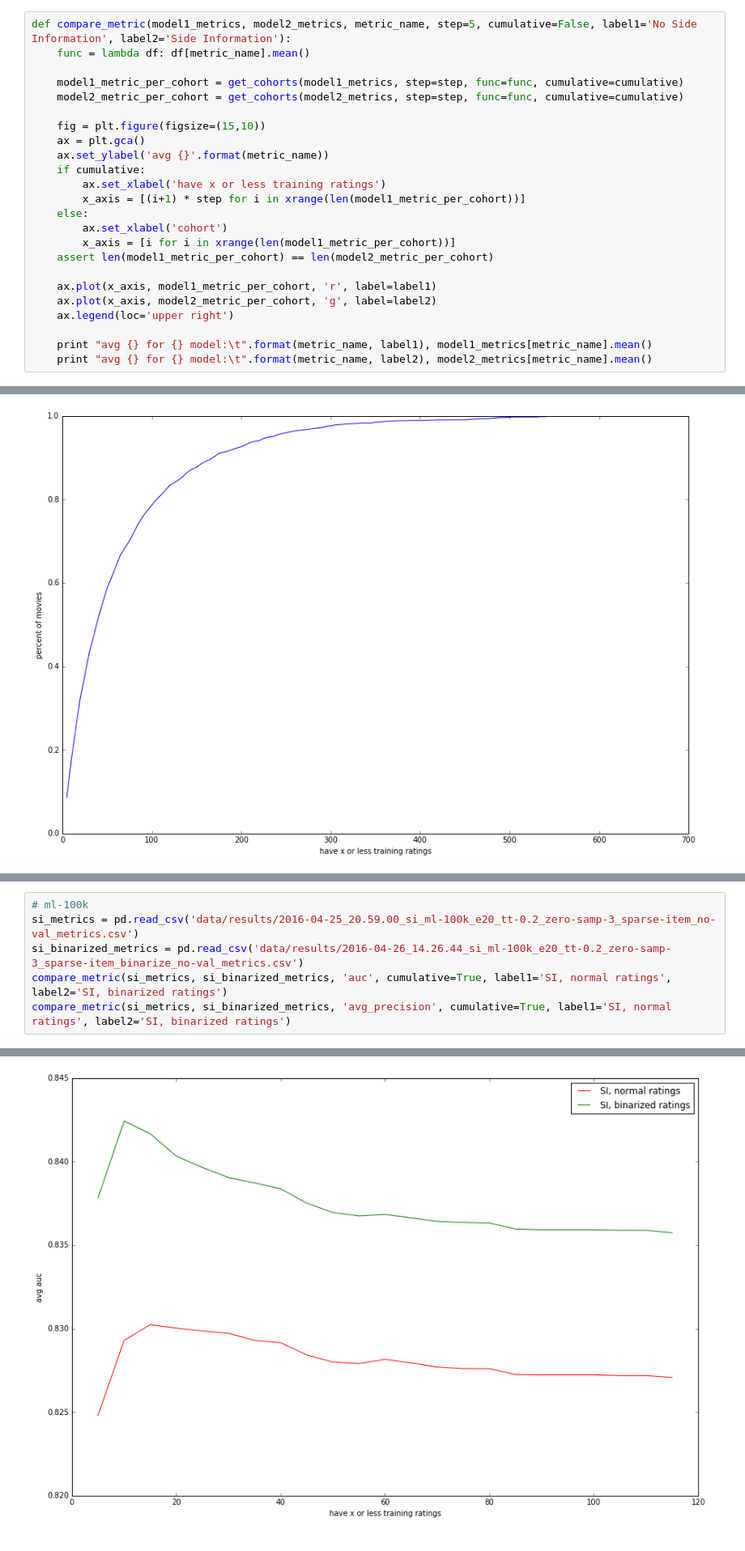
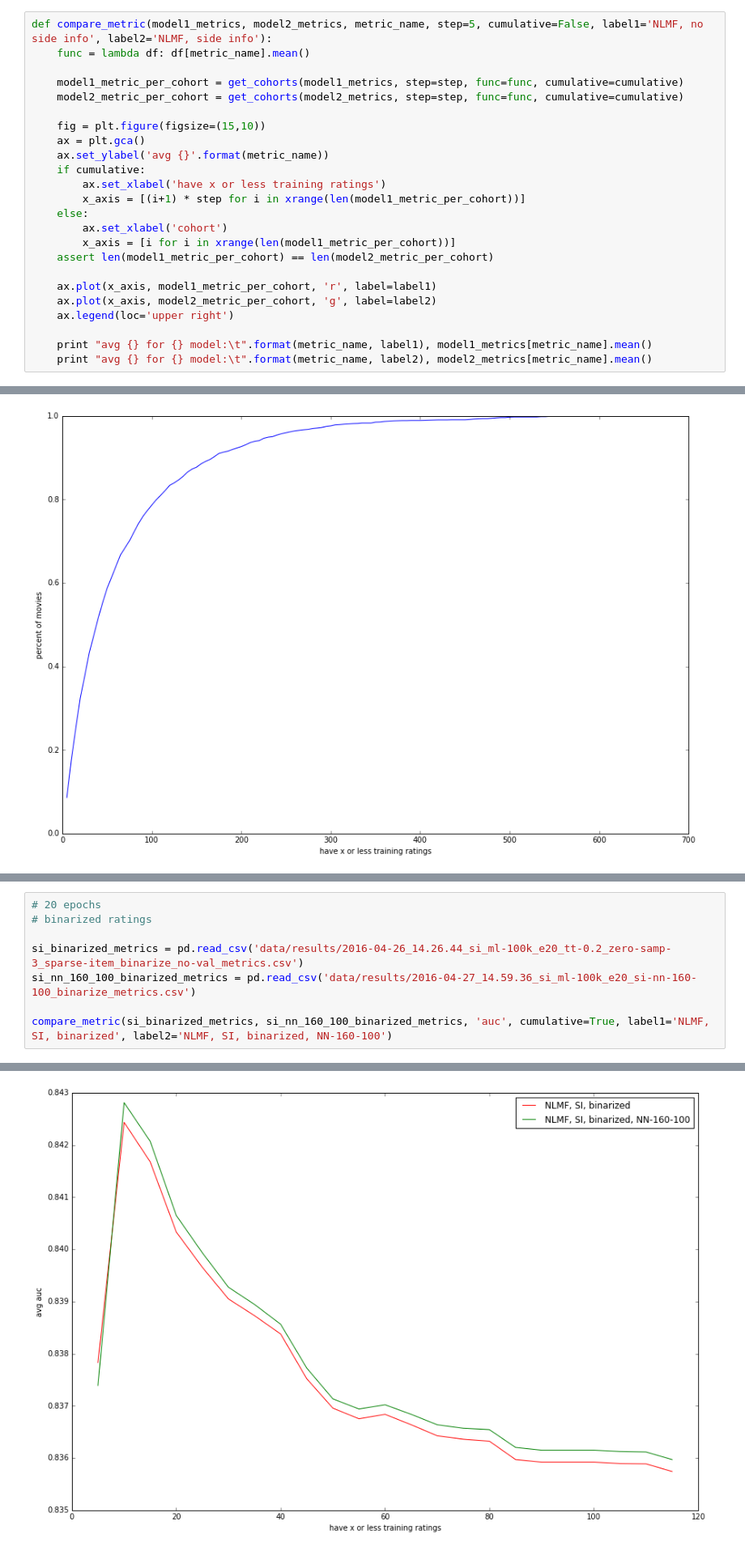
Before and after one commit to marcuniq/bsc-thesis, a Jupyter notebook: show_metrics.ipynb, the cells around one changed output, grey strips where cells are left out. Shown at 81% size. Saved outputs shown, nothing was run; the diff lists cells and outputs as text.

Commit message:
update show_metrics

```diff
--- a/show_metrics.ipynb
+++ b/show_metrics.ipynb
@@ -98,7 +99,7 @@ def plot_movie_cohort_distribution(df_train, step=5):
     x_axis = [(i+1) * step for i in xrange(len(cumulative_movies))]
     ax.plot(x_axis,cumulative_movies, 'b')
 # %%
-def compare_metric(model1_metrics, model2_metrics, metric_name, step=5, cumulative=False, label1='No Side Information', label2='Side Information'):
+def compare_metric(model1_metrics, model2_metrics, metric_name, step=5, cumulative=False, label1='NLMF, no side info', label2='NLMF, side info'):
     func = lambda df: df[metric_name].mean()
 
     model1_metric_per_cohort = get_cohorts(model1_metrics, step=step, func=func, cumulative=cumulative)
@@ -211,7 +276,9 @@ avg avg_precision for No SI, binarized ratings model:   0.211548922502
 # %%
-# ml-100k
-si_metrics = pd.read_csv('data/results/2016-04-25_20.59.00_si_ml-100k_e20_tt-0.2_zero-samp-3_sparse-item_no-val_metrics.csv')
+# 20 epochs
+# binarized ratings
+
 si_binarized_metrics = pd.read_csv('data/results/2016-04-26_14.26.44_si_ml-100k_e20_tt-0.2_zero-samp-3_sparse-item_binarize_no-val_metrics.csv')
-compare_metric(si_metrics, si_binarized_metrics, 'auc', cumulative=True, label1='SI, normal ratings', label2='SI, binarized ratings')
-compare_metric(si_metrics, si_binarized_metrics, 'avg_precision', cumulative=True, label1='SI, normal ratings', label2='SI, binarized ratings')
+si_nn_160_100_binarized_metrics = pd.read_csv('data/results/2016-04-27_14.59.36_si_ml-100k_e20_si-nn-160-100_binarize_metrics.csv')
+
+compare_metric(si_binarized_metrics, si_nn_160_100_binarized_metrics, 'auc', cumulative=True, label1='NLMF, SI, binarized', label2='NLMF, SI, binarized, NN-160-100')
 # %% [output]
@@ -222 +287 @@ avg avg_precision for SI, binarized ratings model:      0.212220941807
-[figure, old version]
+[figure, new version]
```
Also changed, not shown: parts of 27 cells of this notebook.
